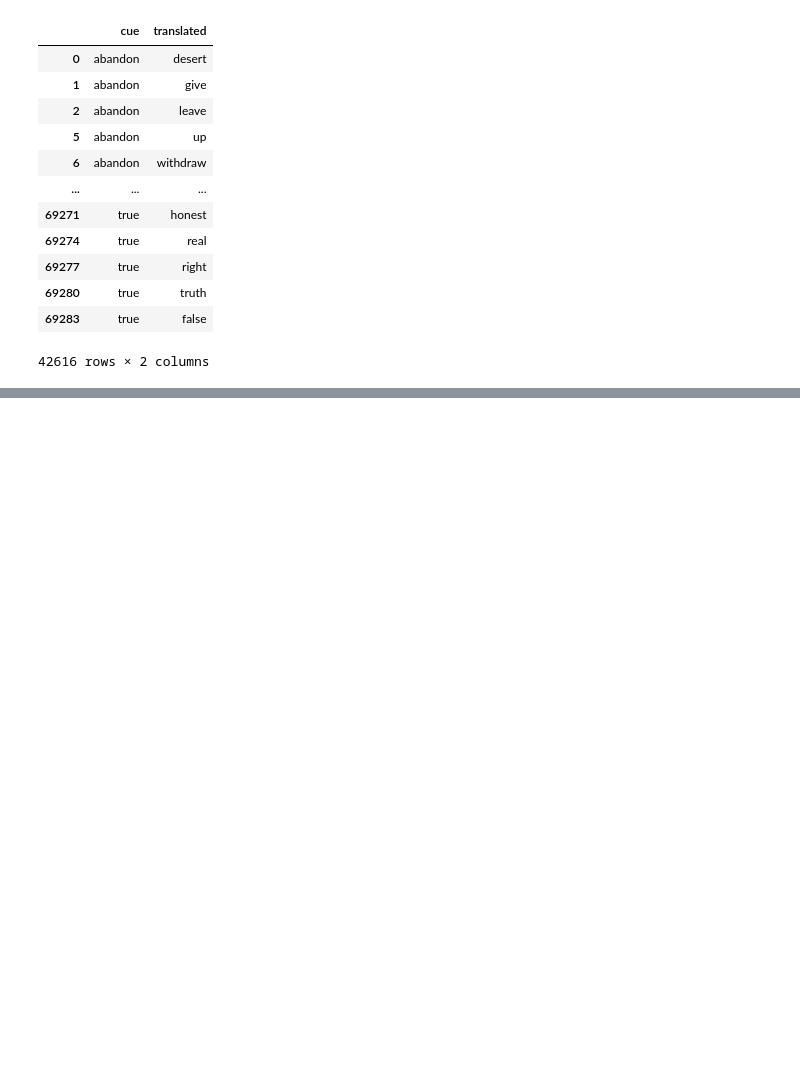
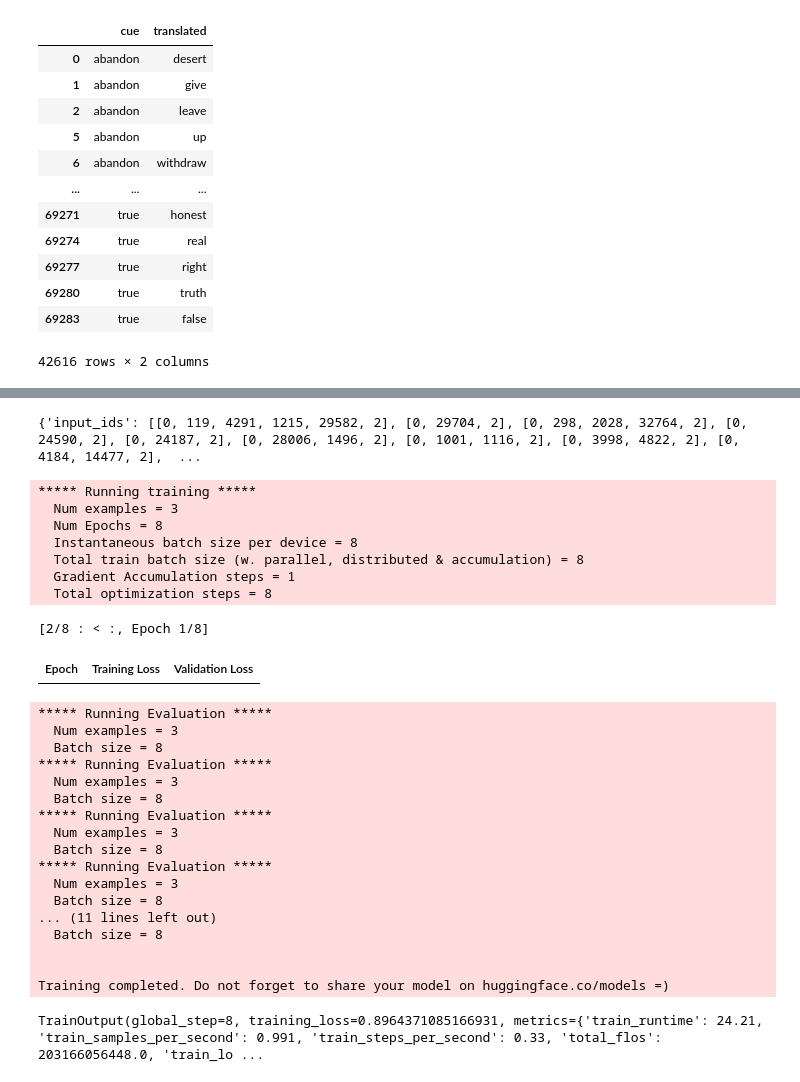
Before and after one commit to DanferWang/Basic_Level_work, a Jupyter notebook: BART/Translation_features.ipynb, the cells around one changed output, grey strips where cells are left out. Saved outputs shown, nothing was run; the diff lists cells and outputs as text; code cells hidden in the pictures; blank space fills up the shorter version.

Commit message:
BART fine-tune

```diff
--- a/BART/Translation_features.ipynb
+++ b/BART/Translation_features.ipynb
@@ -39,0 +161,3 @@ bart.decode(token_test)
+# %%
+tokenized_training = ForT5Dataset(tokenized_training, tokenized_training)
+tokenized_validation = ForT5Dataset(tokenized_validation, tokenized_validation)
@@ -39,0 +208,73 @@ bart.decode(token_test)
+# %%
+metric = datasets.load_metric('sacrebleu')
+
+def postprocess_text(preds, labels):
+    preds = [pred.strip() for pred in preds]
+    labels = [[label.strip()] for label in labels]
+
+    return preds, labels
+
+def compute_metrics(eval_preds):
+    preds, labels = eval_preds
+    if isinstance(preds, tuple):
+        preds = preds[0]
+    decoded_preds = batchDecode(preds, skip_special_tokens=True)
+
+    # Replace -100 in the labels as we can't decode them.
+    labels = np.where(labels != -100, labels, bart.pad_token_id)
+    decoded_labels = batchDecode(labels, skip_special_tokens=True)
+
+    # Some simple post-processing
+    decoded_preds, decoded_labels = postprocess_text(decoded_preds, decoded_labels)
+
+    result = metric.compute(predictions=decoded_preds, references=decoded_labels)
+    result = {"bleu": result["score"]}
+
+    prediction_lens = [np.count_nonzero(pred != bart.pad_token_id) for pred in preds]
+    result["gen_len"] = np.mean(prediction_lens)
+    result = {k: round(v, 4) for k, v in result.items()}
+    return result
+# %%
+tokenized_validation
+# %% [output]
+{'input_ids': [[0, 119, 4291, 1215, 29582, 2], [0, 29704, 2], [0, 298, 2028, 32764, 2], [0, 24590, 2], [0, 24187, 2], [0, 28006, 1496, 2], [0, 1001, 1116, 2], [0, 3998, 4822, 2], [0, 4184, 14477, 2],  ...
+# %%
+trainer = Seq2SeqTrainer(
+    model,
+    args,
+    train_dataset=tokenized_training,
+    eval_dataset=tokenized_validation,
+    data_collator=data_collator,
+    tokenizer=bart,
+    compute_metrics=compute_metrics
+)
+# %%
+trainer.train()
+# %% [output]
+***** Running training *****
+  Num examples = 3
+  Num Epochs = 8
+  Instantaneous batch size per device = 8
+  Total train batch size (w. parallel, distributed & accumulation) = 8
+  Gradient Accumulation steps = 1
+  Total optimization steps = 8
+[2/8 : < :, Epoch 1/8]
+| Epoch | Training Loss | Validation Loss |
+***** Running Evaluation *****
+  Num examples = 3
+  Batch size = 8
+***** Running Evaluation *****
+  Num examples = 3
+  Batch size = 8
+***** Running Evaluation *****
+  Num examples = 3
+  Batch size = 8
+***** Running Evaluation *****
+  Num examples = 3
+  Batch size = 8
+... (11 lines left out)
+  Batch size = 8
+
+
+Training completed. Do not forget to share your model on huggingface.co/models =)
+TrainOutput(global_step=8, training_loss=0.8964371085166931, metrics={'train_runtime': 24.21, 'train_samples_per_second': 0.991, 'train_steps_per_second': 0.33, 'total_flos': 203166056448.0, 'train_lo ...
```
Also changed, not shown: parts of 15 cells of this notebook, 1 other file.
